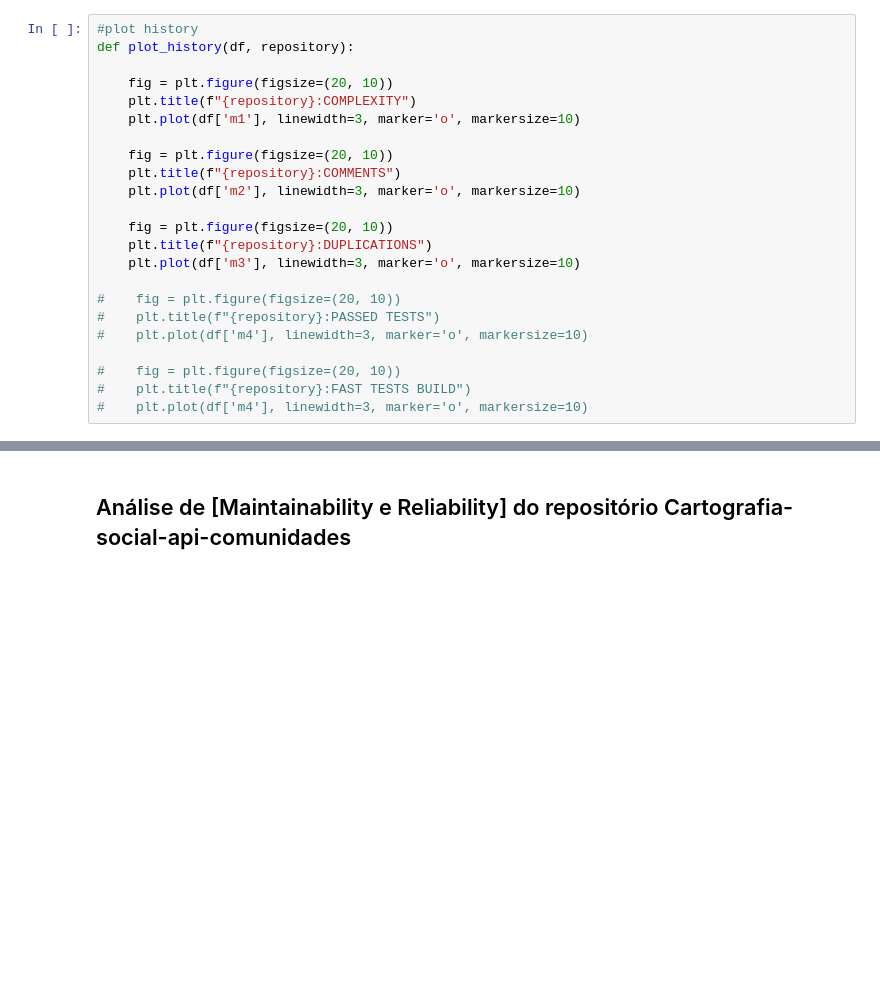
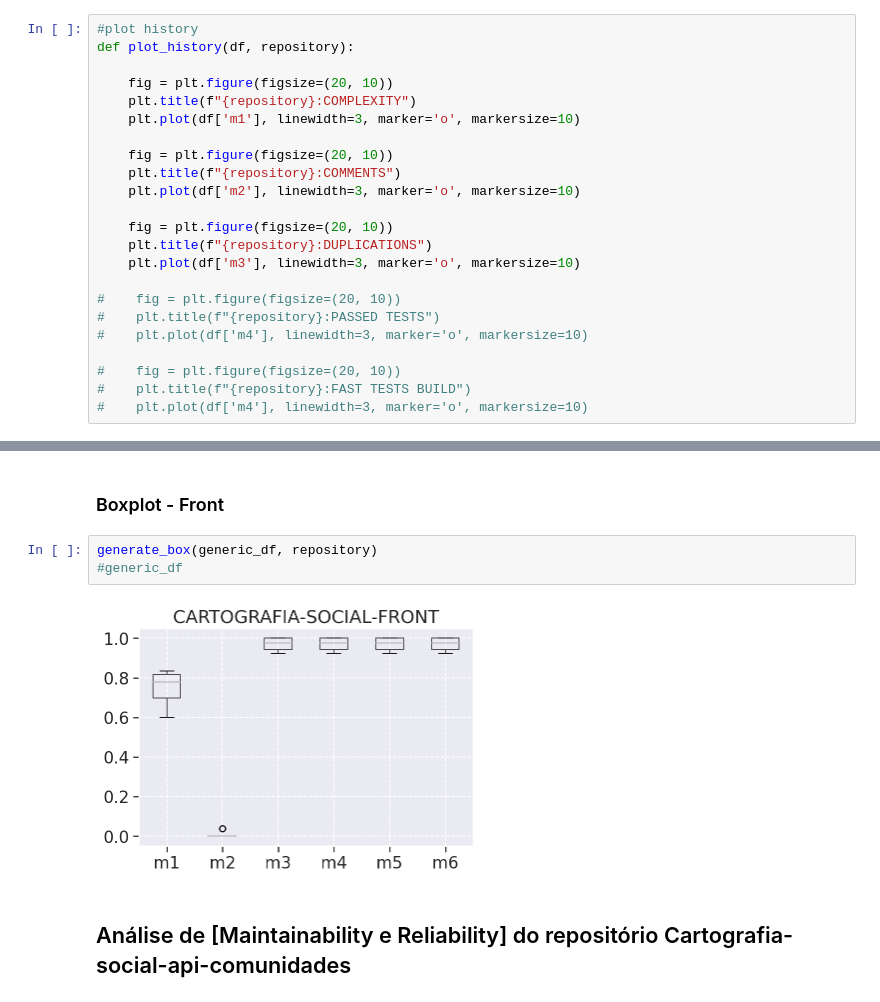
Before and after one commit to fga-eps-mds/2021.1-Cartografia-social-docs, a Jupyter notebook: analytics-raw-data/analytics1.ipynb, the cells around one changed output, grey strips where cells are left out. Drawn from its saved outputs; the diff is of its cells as text; blank space fills up the shorter version.

```diff
--- a/analytics-raw-data/analytics1.ipynb
+++ b/analytics-raw-data/analytics1.ipynb
@@ -467,3 +545,10 @@ def plot_history(df, repository):
+# %% [markdown]
+### Boxplot - Front
+# %%
+generate_box(generic_df, repository)
+#generic_df
+# %% [output]
+[figure, added]
 # %% [markdown]
 ## Análise de  [Maintainability e Reliability] do repositório Cartografia-social-api-comunidades
 # %%
```
Also changed, not shown: parts of 31 cells of this notebook, 18 other files.
